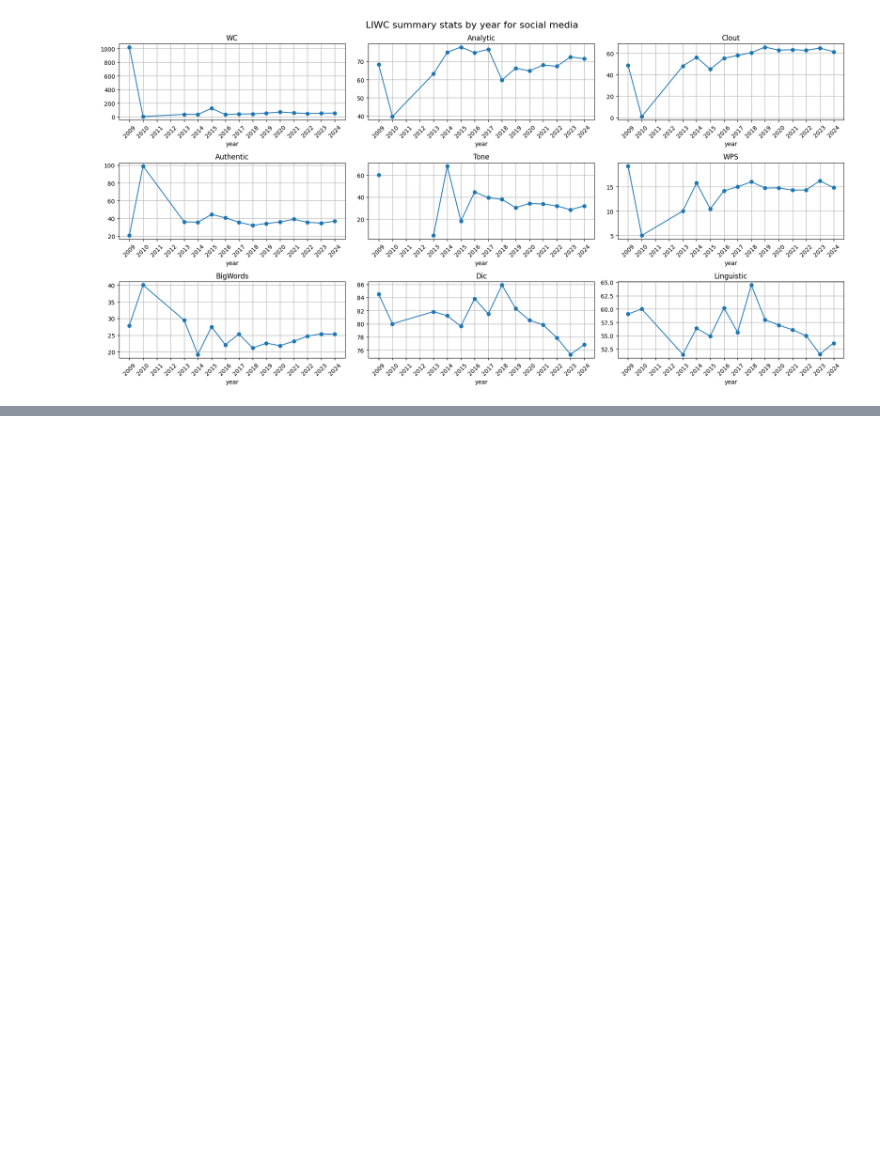
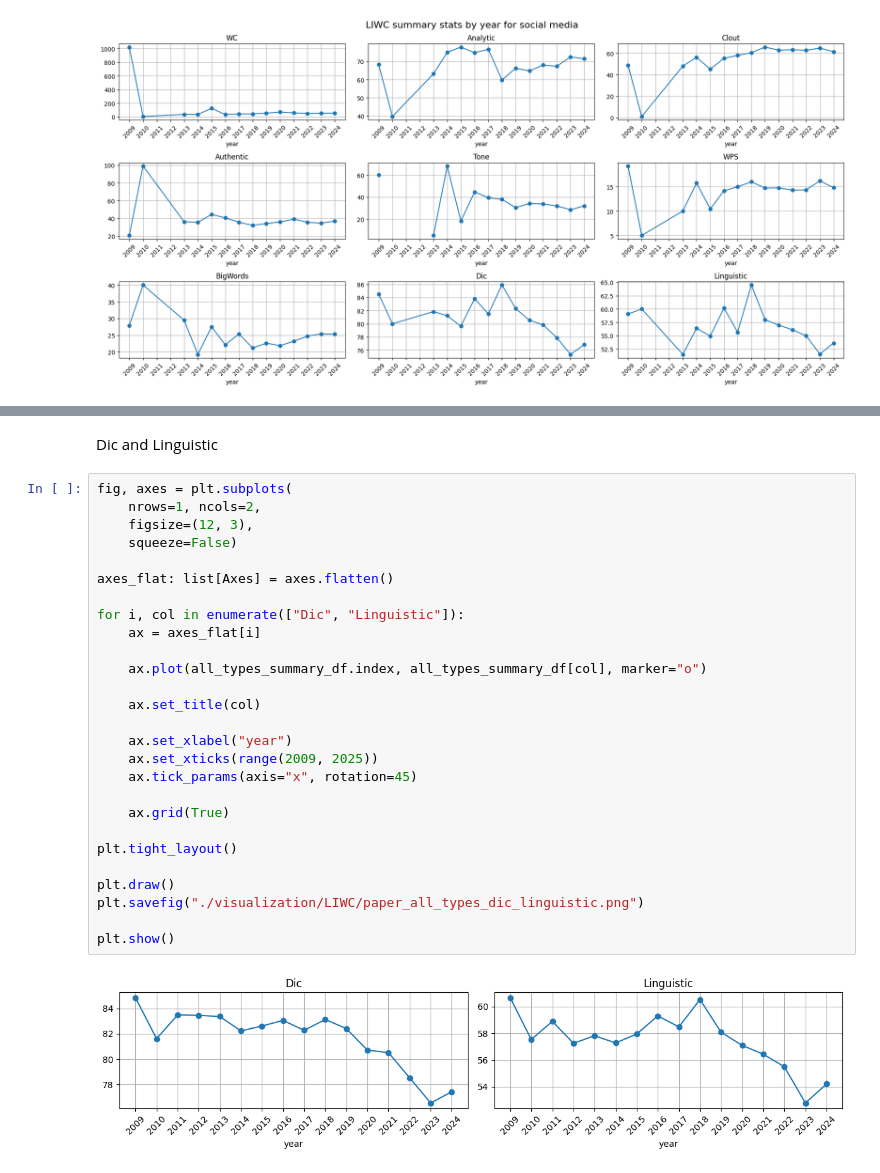
Before and after one commit to sfu-discourse-lab/fake_news_over_time, a Jupyter notebook: liwc_trendlines.ipynb, the cells around one changed output, grey strips where cells are left out. Drawn from its saved outputs; the diff is of its cells as text; blank space fills up the shorter version.

```diff
--- a/liwc_trendlines.ipynb
+++ b/liwc_trendlines.ipynb
@@ -173,0 +207,31 @@ save_summary_plots(
+# %% [markdown]
+Dic and Linguistic
+# %%
+fig, axes = plt.subplots(
+    nrows=1, ncols=2,
+    figsize=(12, 3),
+    squeeze=False)
+
+axes_flat: list[Axes] = axes.flatten()
+
+for i, col in enumerate(["Dic", "Linguistic"]):
+    ax = axes_flat[i]
+
+    ax.plot(all_types_summary_df.index, all_types_summary_df[col], marker="o")
+
+    ax.set_title(col)
+
+    ax.set_xlabel("year")
+    ax.set_xticks(range(2009, 2025))
+    ax.tick_params(axis="x", rotation=45)
+
+    ax.grid(True)
+
+plt.tight_layout()
+
+plt.draw()
+plt.savefig("./visualization/LIWC/paper_all_types_dic_linguistic.png")
+
+plt.show()
+# %% [output]
+[figure, added]
```
Also changed, not shown: parts of 5 cells of this notebook, 3 other files.
